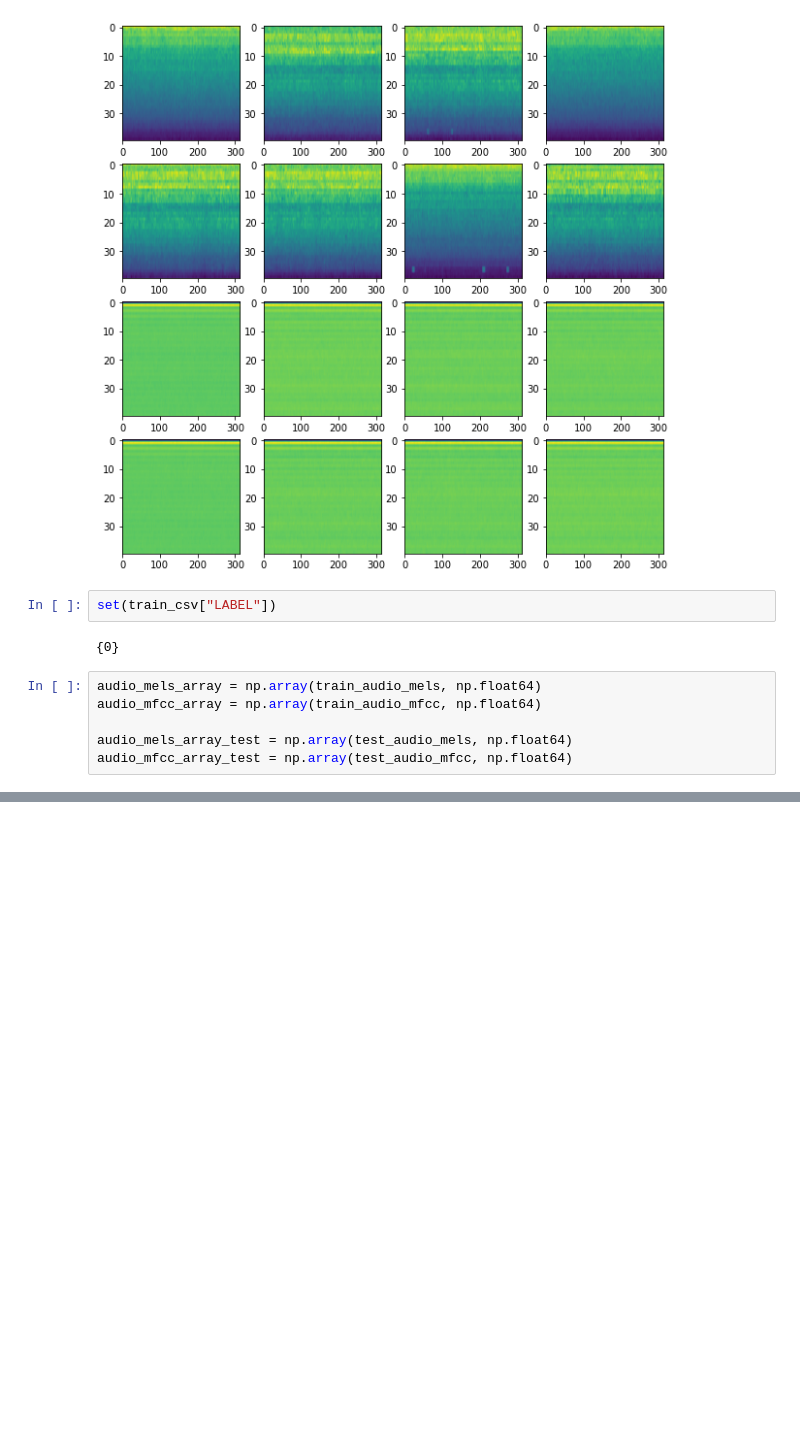
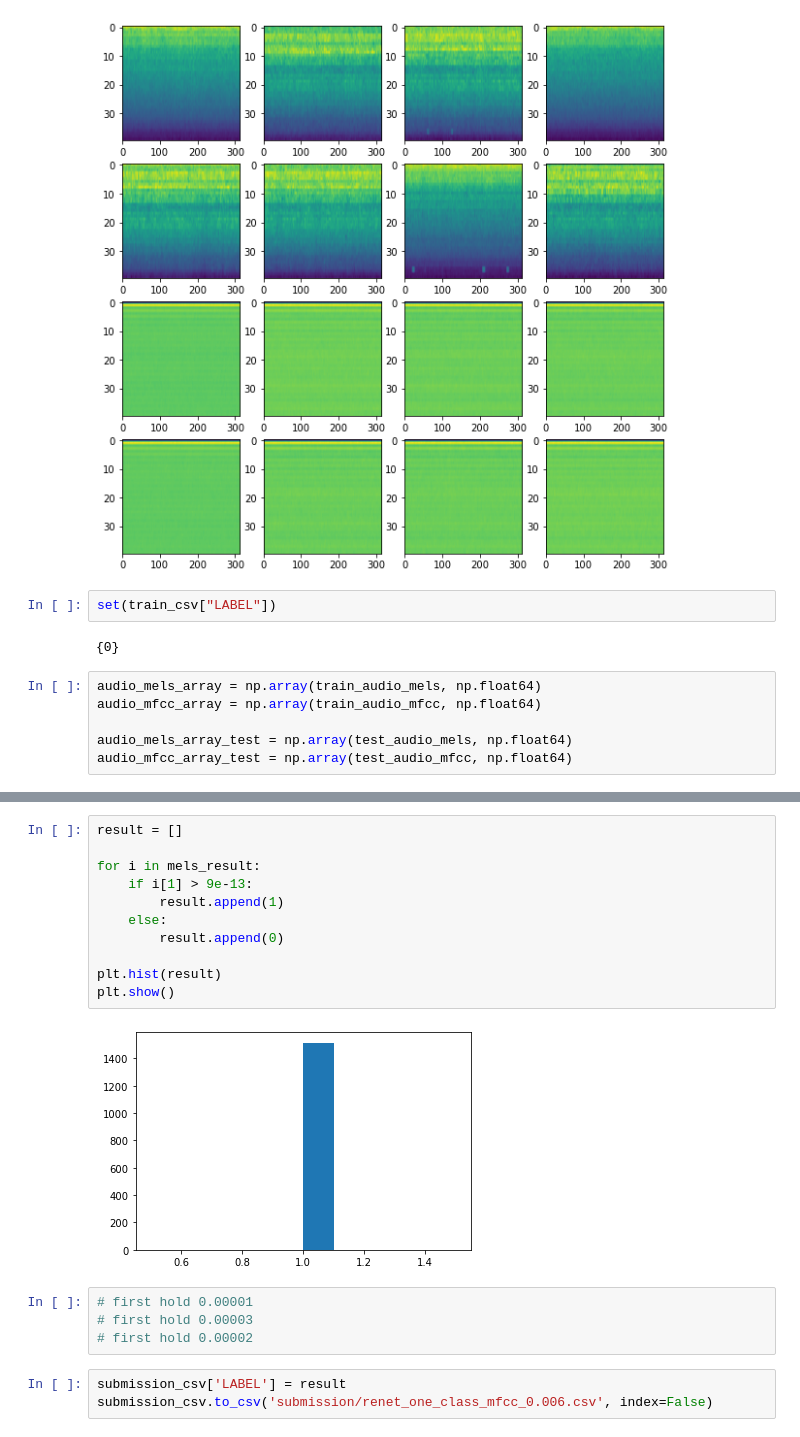
Before and after one commit to jsk4074/abnormal_machine_noise_classification, a Jupyter notebook: train.ipynb, the cells around one changed output, grey strips where cells are left out. Saved outputs shown, nothing was run; the diff lists cells and outputs as text; blank space fills up the shorter version.

```diff
--- a/train.ipynb
+++ b/train.ipynb
@@ -200,0 +347,20 @@ audio_mfcc_array_test = np.array(test_audio_mfcc, np.float64)
+# %%
+result = []
+
+for i in mels_result:
+    if i[1] > 9e-13:
+        result.append(1)
+    else:
+        result.append(0)
+
+plt.hist(result)
+plt.show()
+# %% [output]
+[figure, added]
+# %%
+# first hold 0.00001
+# first hold 0.00003
+# first hold 0.00002
+# %%
+submission_csv['LABEL'] = result
+submission_csv.to_csv('submission/renet_one_class_mfcc_0.006.csv', index=False)
```
Also changed, not shown: parts of 14 cells of this notebook, 11 other files.
